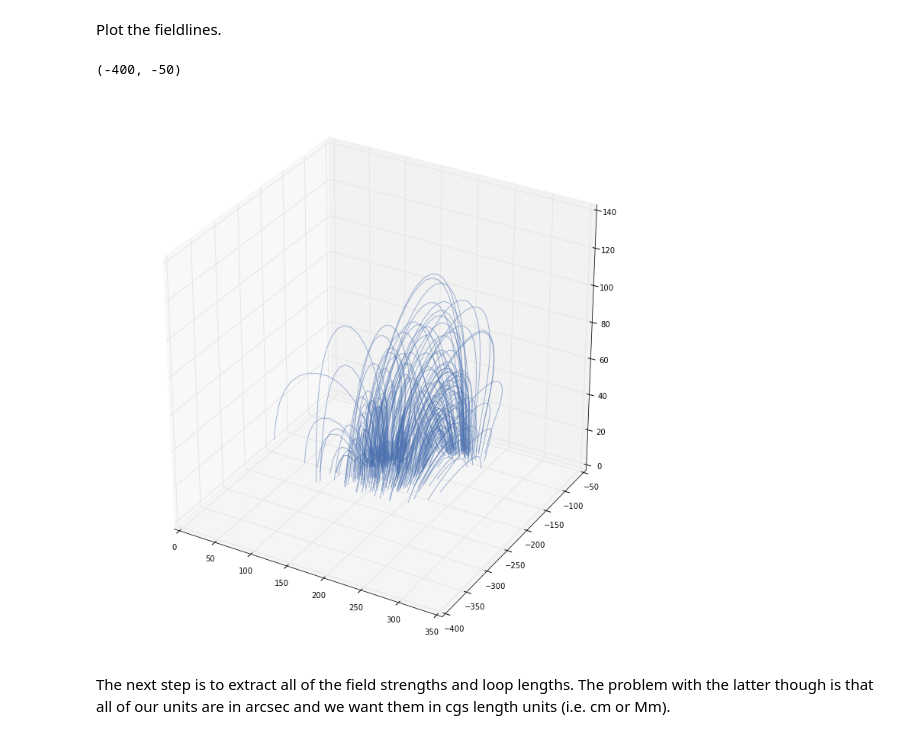
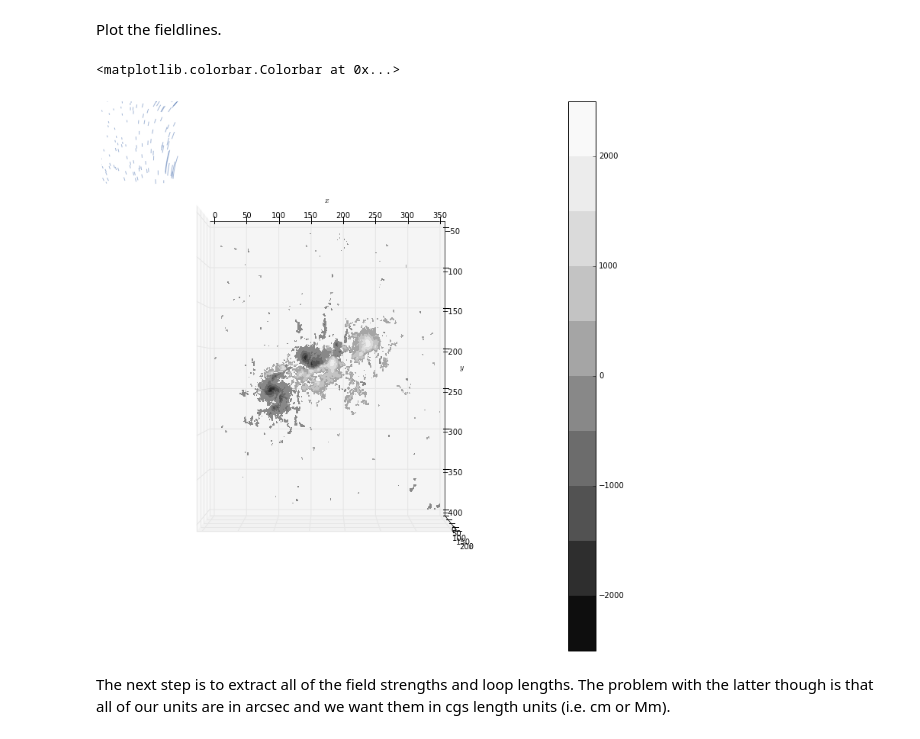
Before and after one commit to wtbarnes/research_notebook, a Jupyter notebook: FieldLineViz/field_line_viz_pipeline_example.ipynb, the cells around one changed output. Cells and saved outputs as stored; diff of their text form; code cells hidden in the pictures.

Commit message:
updating field viz notebook

```diff
--- a/FieldLineViz/field_line_viz_pipeline_example.ipynb
+++ b/FieldLineViz/field_line_viz_pipeline_example.ipynb
@@ -115,13 +172,13 @@ map_boundary_cropped = sunpy.map.Map(data_hmi[0]).submap(xrangeextended,yrangeex
 Next, we need to reshape the data into something `yt` can load.
 # %%
 data = dict(
-    Bx=(aMap3D.data[:,:,:,0],"T"),
-    By=(aMap3D.data[:,:,:,1],"T"),
+    Bx=(aMap3D.data[:,:,:,1],"T"),
+    By=(aMap3D.data[:,:,:,0],"T"),
     Bz=(aMap3D.data[:,:,:,2],"T")
 )
 # %%
 bbox = np.array([xrangeextended.value,yrangeextended.value,zrange.value])
 # %%
 ds = yt.load_uniform_grid(data,data['Bx'][0].shape,
-                          length_unit="arcsec",bbox=bbox)
+                          length_unit="cm",bbox=bbox,)
 # %% [output]
@@ -136,11 +217,21 @@ The hard part comes in how exactly to calculate the streamlines. Now, we don't r
 c = ds.domain_center
 N = 1000
 scale = ds.domain_width[0]
-pos_dx = np.random.normal(scale=ds.domain_width[0].value/10,size=(N,3))*ds.domain_width[0]/ds.domain_width.value
-pos = c+pos_dx
+#select seed points inside valid domain
+i = 0
+pos = []
+while i < N:
+    pos_dx = np.random.normal(scale=ds.domain_width[0].value,size=(3))
+    tmp_pos = c.value+pos_dx
+    if (tmp_pos[0:2] > ds.domain_left_edge.value[0:2]).all() and (tmp_pos[0:2] < ds.domain_right_edge.value[0:2]).all():
+        pos.append(tmp_pos)
+        i += 1
+#transform to yt array
+pos = pos*ds.domain_width[0]/ds.domain_width.value
+#set lower boundary for all seed points
 for p in pos:
     p[-1] = 15.
 # %%
-streamlines = yt.visualization.api.Streamlines(ds, pos, 'Bx', 'By', 'Bz',get_magnitude=True,direction=1)
+streamlines = yt.visualization.api.Streamlines(ds, pos, 'Bx', 'By', 'Bz',get_magnitude=True)
 streamlines.integrate_through_volume()
 # %% [output]
@@ -150,14 +241,29 @@ Plot the fieldlines.
 # %%
 fig=plt.figure(figsize=(10,10))
 ax = Axes3D(fig)
+#add magnetogram surface
+X,Y = np.meshgrid(
+    np.linspace(map_boundary_cropped.xrange.value[0],map_boundary_cropped.xrange.value[1],map_boundary_cropped.data.shape[1]),
+    np.linspace(map_boundary_cropped.yrange.value[0],map_boundary_cropped.yrange.value[1],map_boundary_cropped.data.shape[0])
+)
+mg_masked = np.ma.array(map_boundary_cropped.data,mask=np.fabs(map_boundary_cropped.data)<100.)
+mg_bound = ax.contourf(X,Y,mg_masked,10,cmap=plt.cm.Greys_r,zdir='z',offset=-10.)
+#add fieldlines
 for stream in streamlines.streamlines:
     stream = stream[np.all(stream != 0.0, axis=1)]
-    if stream[0,2] < 20. and stream[-1,2] < 10.:
+    if stream[0,2] < 20. and stream[-1,2] < 50.:
         ax.plot3D(stream[:,0], stream[:,1], stream[:,2], alpha=0.5,color=sns.color_palette('deep')[0])
+#axes options
 ax.set_xlim([0,350])
 ax.set_ylim([-400,-50])
+ax.set_zlim([0,200])
+ax.view_init(elev=90, azim=-90)
+ax.set_xlabel(r'$x$')
+ax.set_ylabel(r'$y$')
+ax.set_zlabel(r'$z$')
+plt.colorbar(mg_bound)
 # %% [output]
-(-400, -50)
+<matplotlib.colorbar.Colorbar at 0x...>
-[figure, old version]
+[figure, new version]
 # %% [markdown]
 The next step is to extract all of the field strengths and loop lengths. The problem with the latter though is that all of our units are in arcsec and we want them in cgs length units (i.e. cm or Mm).
```
Also changed, not shown: parts of 15 cells of this notebook.
